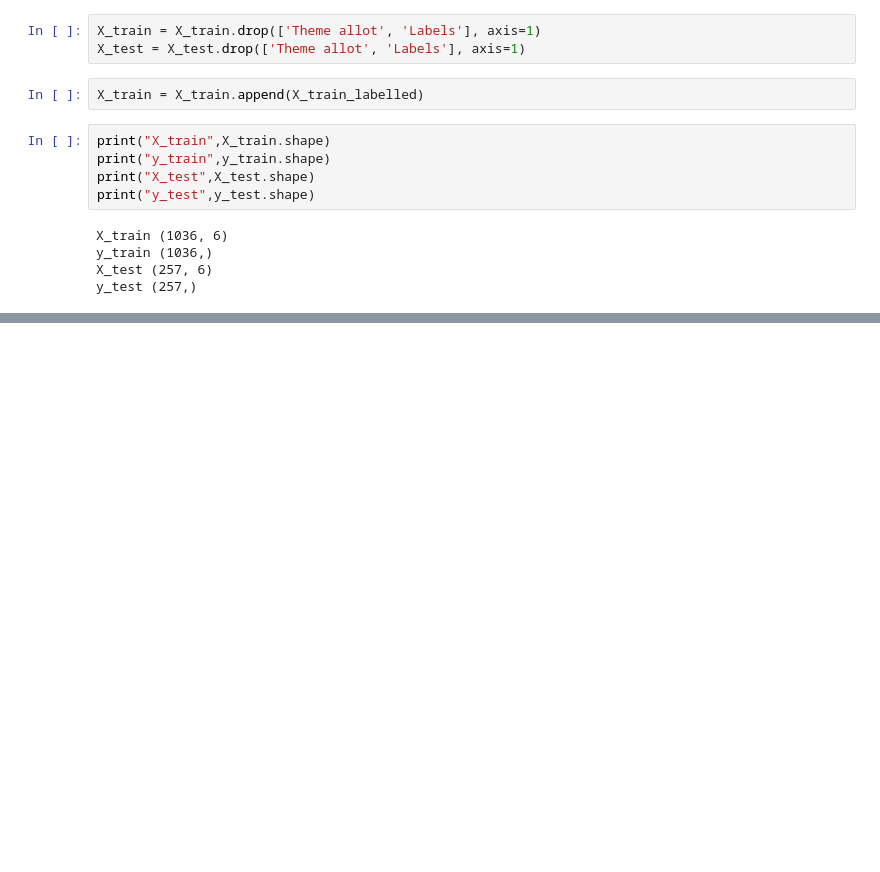
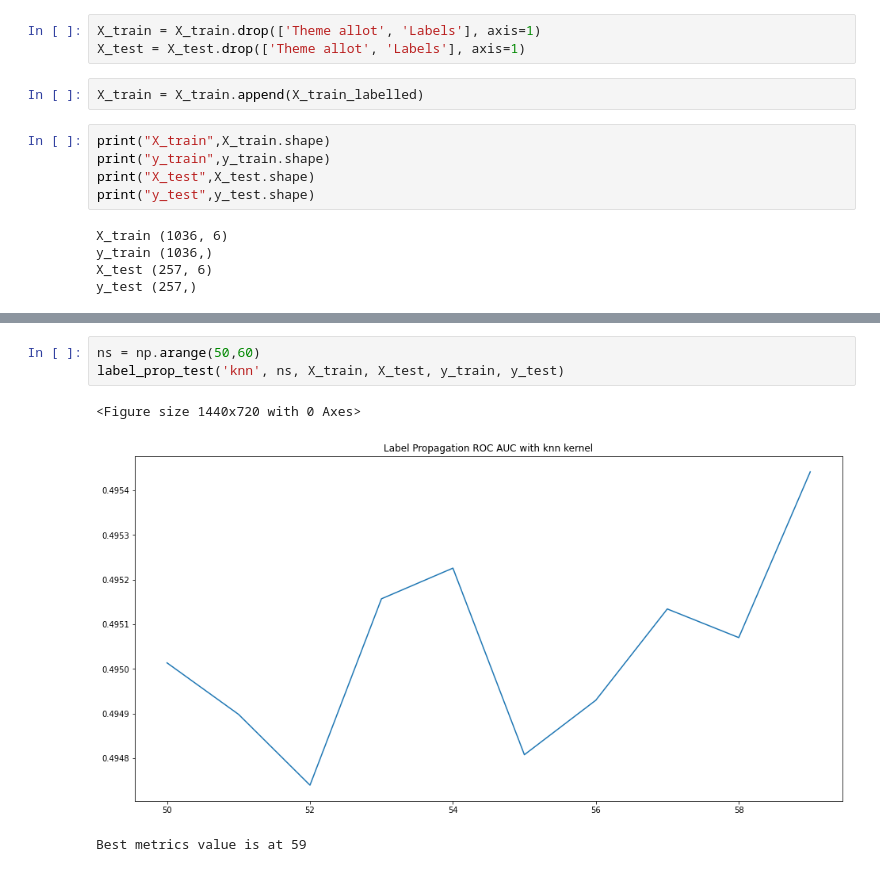
Before and after one commit to adityapanwar94/Data-Analysis-and-Process-Automation-DaPrA-, a Jupyter notebook: Dataset_preprocessing,_analysis,_correlation_matrix(User_data_only,_no_computer_specs).ipynb, the cells around one changed output, grey strips where cells are left out. Drawn from its saved outputs; the diff is of its cells as text; blank space fills up the shorter version.

```diff
--- a/Dataset_preprocessing,_analysis,_correlation_matrix(User_data_only,_no_computer_specs).ipynb
+++ b/Dataset_preprocessing,_analysis,_correlation_matrix(User_data_only,_no_computer_specs).ipynb
@@ -1292,0 +1320,7 @@ y_test (257,)
+# %%
+ns = np.arange(50,60)
+label_prop_test('knn', ns, X_train, X_test, y_train, y_test)
+# %% [output]
+<Figure size 1440x720 with 0 Axes>
+[figure, added]
+Best metrics value is at 59
```
Also changed, not shown: parts of 18 cells of this notebook.
